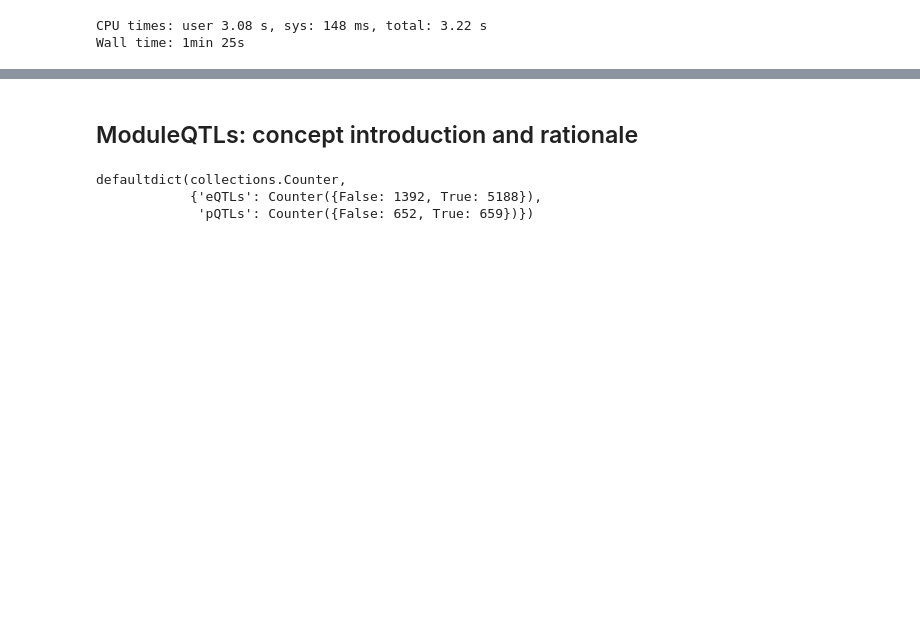
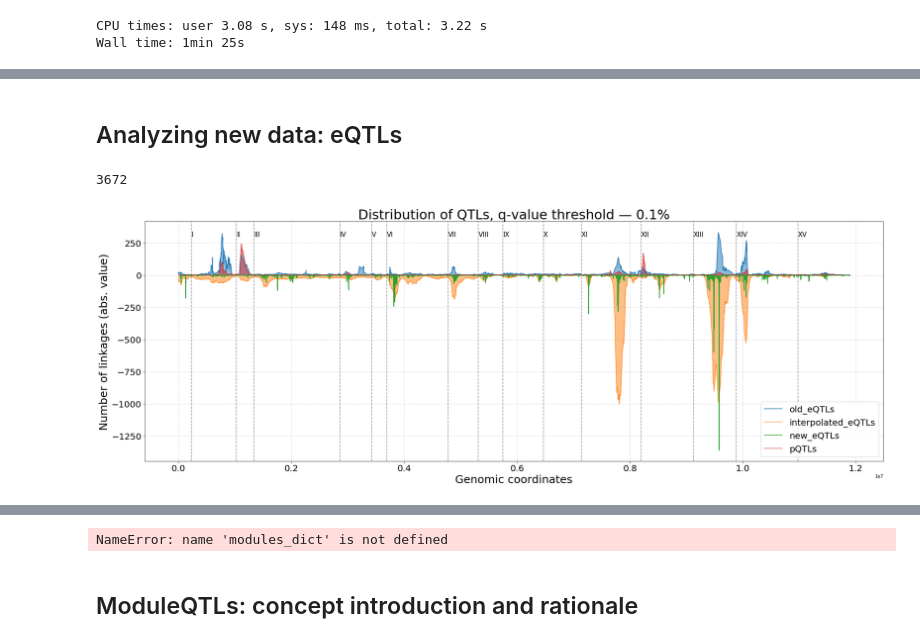
Before and after one commit to ivanov-v-v/PPINs-QTLs-Joint-Analysis, a Jupyter notebook: src/data_analysis.ipynb, the cells around one changed output, grey strips where cells are left out. Drawn from its saved outputs; the diff is of its cells as text; code cells hidden in the pictures; blank space fills up the shorter version.

```diff
--- a/src/data_analysis.ipynb
+++ b/src/data_analysis.ipynb
@@ -388,0 +471,9 @@ Wall time: 1min 25s
+# %% [markdown]
+## Analyzing new data: eQTLs
+# %%
+len(np.intersect1d(
+    list(map(tuple, qtls_df["eQTLs_interpolated"][["SNP", "gene"]].values)),
+    list(map(tuple, qtls_df["eQTLs_old"][["SNP", "gene"]].values))
+))
+# %% [output]
+3672
@@ -388,0 +484,46 @@ Wall time: 1min 25s
+# %%
+%%time
+
+reload(qtls)
+
+q_value_threshold = 1e-3
+with open("./data/genotypes/order_of_markers.pkl", "rb") as pickle_file:
+    marker2location = pickle.load(pickle_file)
+with open("./data/genotypes/chromosome_endpoints.pkl", "rb") as pickle_file:
+    chromosome_endpoints = pickle.load(pickle_file)
+
+old_eQTL_markers, old_eQTL_y = qtls.linkages2gencoords(qtls_df["eQTLs_old"])
+interpolated_eQTL_markers, interpolated_eQTL_y = qtls.linkages2gencoords(qtls_df["eQTLs_interpolated"][qtls_df["eQTLs_interpolated"]["q.value"] <= q_value_threshold])
+new_eQTL_markers, new_eQTL_y = qtls.linkages2gencoords(qtls_df["eQTLs_new"])
+pQTL_markers, pQTL_y = qtls.linkages2gencoords(qtls_df["pQTLs"])
+
+old_eQTL_x = list(map(marker2location.get, old_eQTL_markers))
+interpolated_eQTL_x = list(map(marker2location.get, interpolated_eQTL_markers))
+new_eQTL_x = list(map(marker2location.get, new_eQTL_markers))
+pQTL_x = list(map(marker2location.get, pQTL_markers))
+
+colors_dict = dict(zip(["old_eQTLs", "interpolated_eQTLs", "new_eQTLs", "pQTLs"], plt.rcParams['axes.prop_cycle'].by_key()['color'][:4]))
+
+plt.figure(figsize=(30, 10))
+plt.title("Distribution of QTLs, q-value threshold — {}%".format(q_value_threshold * 100.), fontsize=30)
+for n in range(1, 16):
+    plt.axvline(x=chromosome_endpoints[n], linestyle='--', color='grey', alpha=0.8)
+    plt.text(chromosome_endpoints[n], 300, arabic2roman[n], fontsize=15)
+plt.plot(old_eQTL_x, old_eQTL_y, label="old_eQTLs", color=colors_dict["old_eQTLs"])
+plt.fill_between(old_eQTL_x, 0, old_eQTL_y, alpha=0.5, color=colors_dict["old_eQTLs"])
+plt.plot(interpolated_eQTL_x, -interpolated_eQTL_y, label="interpolated_eQTLs", alpha=0.7, color=colors_dict["interpolated_eQTLs"])
+plt.fill_between(interpolated_eQTL_x, -interpolated_eQTL_y, 0, alpha=0.5, color=colors_dict["interpolated_eQTLs"])
+plt.plot(new_eQTL_x, -new_eQTL_y, label="new_eQTLs", alpha=1, color=colors_dict["new_eQTLs"])
+plt.fill_between(new_eQTL_x, -new_eQTL_y, 0, alpha=0.7, color=colors_dict["new_eQTLs"])
+plt.plot(pQTL_x, pQTL_y, label="pQTLs", alpha=0.7, color=colors_dict["pQTLs"])
+plt.fill_between(pQTL_x, 0, pQTL_y, alpha=0.5, color=colors_dict["pQTLs"])
+plt.xlabel("Genomic coordinates", fontsize=25)
+plt.ylabel("Number of linkages (abs. value)", fontsize=25)
+plt.xticks(fontsize=20)
+plt.yticks(fontsize=20)
+plt.legend(fontsize=20, loc=4)
+plt.grid(linestyle="dotted")
+plt.savefig("./img/linkages/qtls_combined.png", dpi=300)
+plt.show()
+# %% [output]
+[figure, added]
@@ -389,12 +532,17 @@ Wall time: 1min 25s
+# %%
+for module_name, module_genes in tqdm(modules_dict.items()):
+    module_graph = interactome_graph.subgraph(
+        np.intersect1d(module_genes, interactome_graph.vs["name"])
+    ).simplify()
+    module_graph.vs.select(_degree=0).delete()
+    if module_graph.vcount() > 0:
+        qtls.plot_module_graph(
+            destdir="./results/{}/new_eQTLs/".format(modules_type),
+            module_graph=module_graph,
+            qtl_df=qtls_df["eQTLs_new"],
+            filename=module_name
+        )
+# %% [output]
+NameError: name 'modules_dict' is not defined
 # %% [markdown]
 ## ModuleQTLs: concept introduction and rationale
-# %%
-has_linkages = collections.defaultdict(collections.Counter)
-for qtl_type, qtl_df in [("eQTLs", eQTLs_df), ("pQTLs", pQTLs_df)]:
-    for gene_name in tqdm(eQTLs_expression_df["gene"] if qtl_type == "eQTLs" else pQTLs_expression_df["gene"]):
-        has_linkages[qtl_type][len(qtls.linked_markers(qtl_df, [gene_name])) > 0] += 1
-has_linkages
-# %% [output]
-defaultdict(collections.Counter,
-            {'eQTLs': Counter({False: 1392, True: 5188}),
-             'pQTLs': Counter({False: 652, True: 659})})
```
Also changed, not shown: parts of 39 cells of this notebook, 9 other files.
